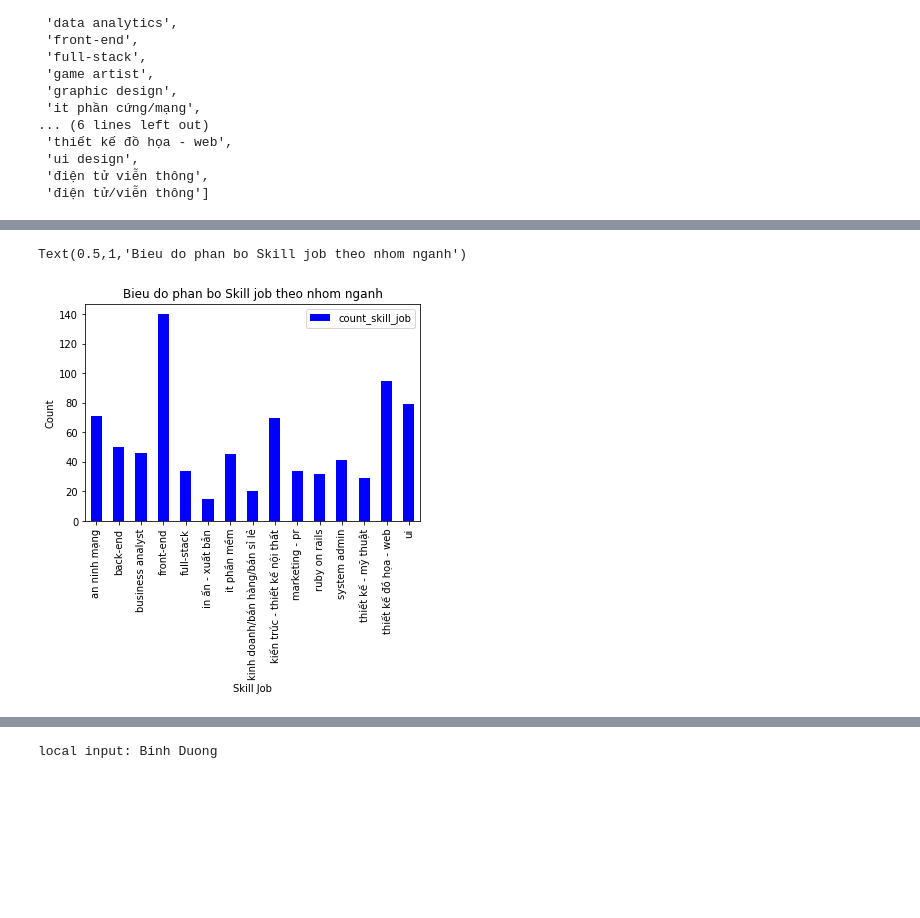
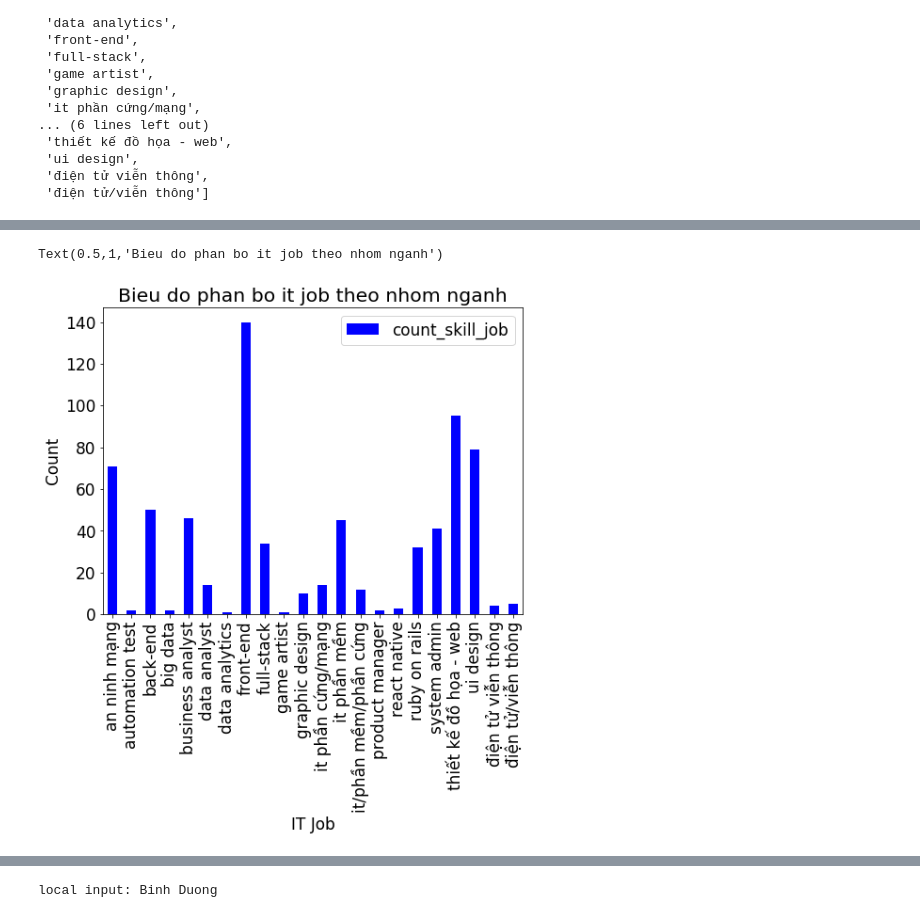
Before and after one commit to thanhcong96199/JOB, a Jupyter notebook: Results_data_work.ipynb, the cells around one changed output, grey strips where cells are left out. Drawn from its saved outputs; the diff is of its cells as text; code cells hidden in the pictures; blank space fills up the shorter version.

```diff
--- a/Results_data_work.ipynb
+++ b/Results_data_work.ipynb
@@ -74,0 +111,4 @@ result['salary'].tolist('')
+# %%
+b = set(salary) - set(list_none) - set(list_negotiable) - set(list_salary_up_to)
+# %%
+b = list(b)
@@ -74,0 +135,13 @@ result['salary'].tolist('')
+# %%
+p_d =  re.compile(r'\d+')
+b = [i.split(' - ') for i in b]
+list_job_sal = []
+for i in b:
+    x = p_d.findall(i)
+    if len(x) > 1:
+        h = ''
+        for i in x:
+            h += i
+        list_job_sal.append(h)
+    else:
+        list_job_sal.append(x[0])
@@ -273,6 +514,12 @@ def  language():
             list_skill.remove(skill)
 
     list_language = [i.lower() for i in list_language]
+    p_game = re.compile('game')
+    for i, item in enumerate(list_language):
+        x = p_game.findall(item)
+        if len(x) != 0:
+            list_language[i] = 'game'
+
 
     get_languages = list(set([get_language for get_language in list_language if list_language.count(get_language) >=1 ]))
     get_languages.sort(reverse = False)
@@ -411,13 +658,13 @@ data_it_job
 | 20 | 4 | điện tử viễn thông |
 | 21 | 5 | điện tử/viễn thông |
 # %%
-data_it_job.plot.bar(x = 'name_skill_job', color = 'blue')
+data_it_job.plot.bar(x = 'name_it_job', color = 'blue')
 plt.xlabel('IT Job')
 plt.ylabel('Count')
 plt.title('Bieu do phan bo it job theo nhom nganh')
 # %% [output]
-Text(0.5,1,'Bieu do phan bo Skill job theo nhom nganh')
+Text(0.5,1,'Bieu do phan bo it job theo nhom nganh')
-[figure, old version]
+[figure, new version]
 # %%
 data_language = pd.DataFrame({'name_language': get_languages, 'count': count_languages})
 data_language_small = data_language[data_language['count'] >= 10]
```
Also changed, not shown: parts of 37 cells of this notebook.
